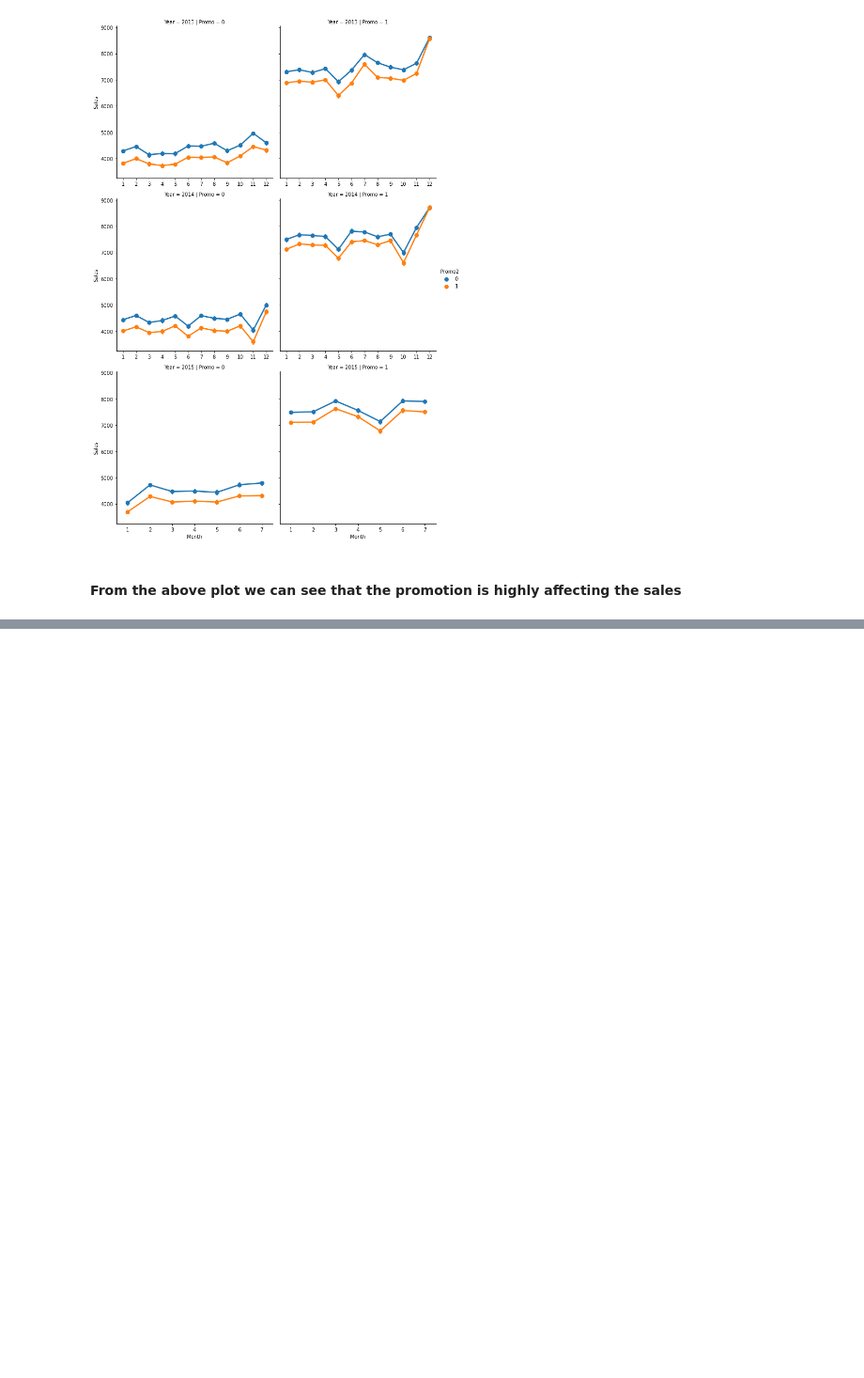
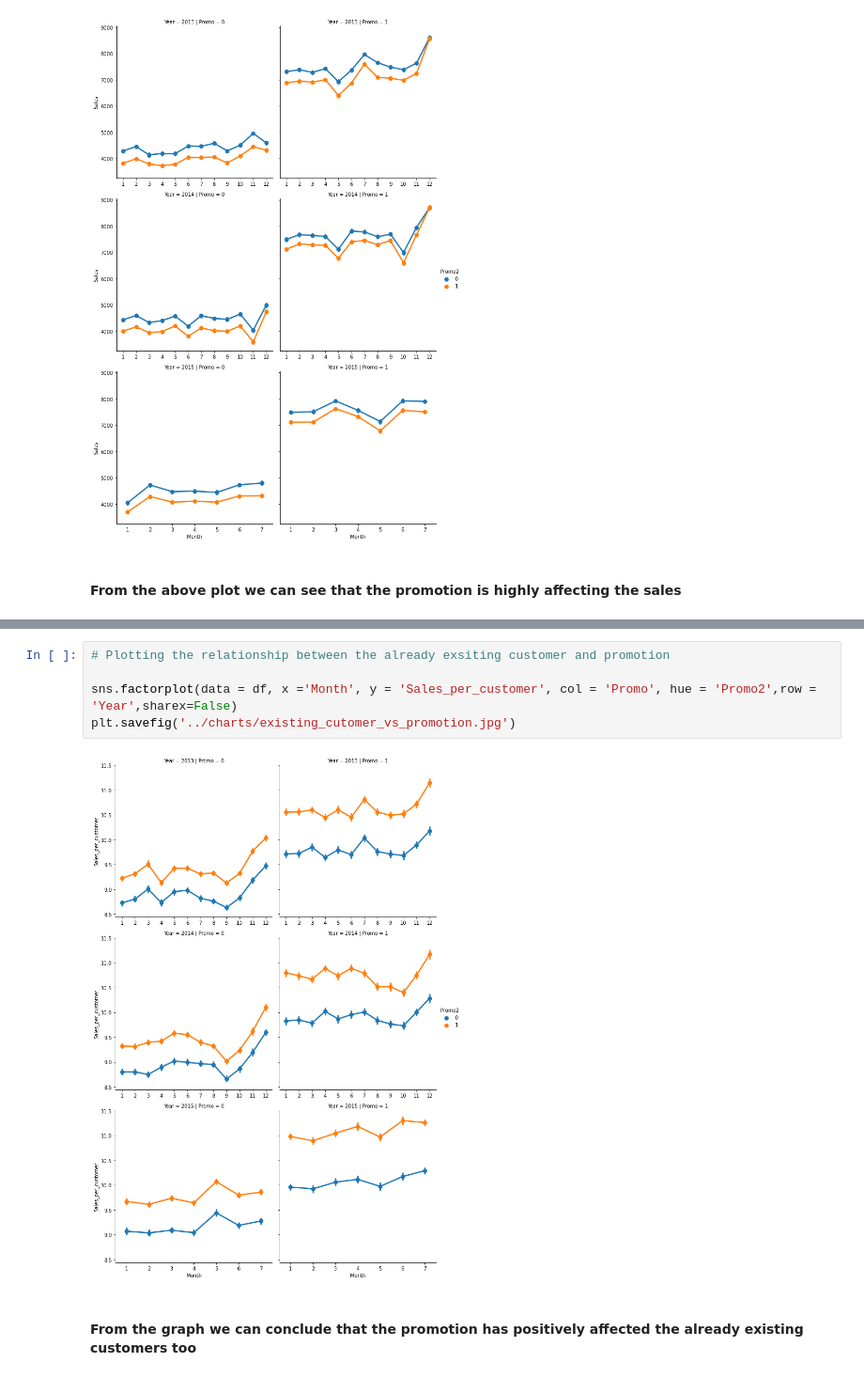
Before and after one commit to Micky373/Sales_forcasting, a Jupyter notebook: notebooks/data_exploration.ipynb, the cells around one changed output, grey strips where cells are left out. Shown at 94% size. Saved outputs shown, nothing was run; the diff lists cells and outputs as text; blank space fills up the shorter version.

```diff
--- a/notebooks/data_exploration.ipynb
+++ b/notebooks/data_exploration.ipynb
@@ -371,0 +388,9 @@ plt.savefig('../charts/sales_vs_promotion.jpg')
+# %%
+# Plotting the relationship between the already exsiting customer and promotion
+
+sns.factorplot(data = df, x ='Month', y = 'Sales_per_customer', col = 'Promo', hue = 'Promo2',row = 'Year',sharex=False)
+plt.savefig('../charts/existing_cutomer_vs_promotion.jpg')
+# %% [output]
+[figure, added]
+# %% [markdown]
+#### From the graph we can conclude that the promotion has positively affected the already existing customers too
```
Also changed, not shown: parts of 4 cells of this notebook, 3 other files.
